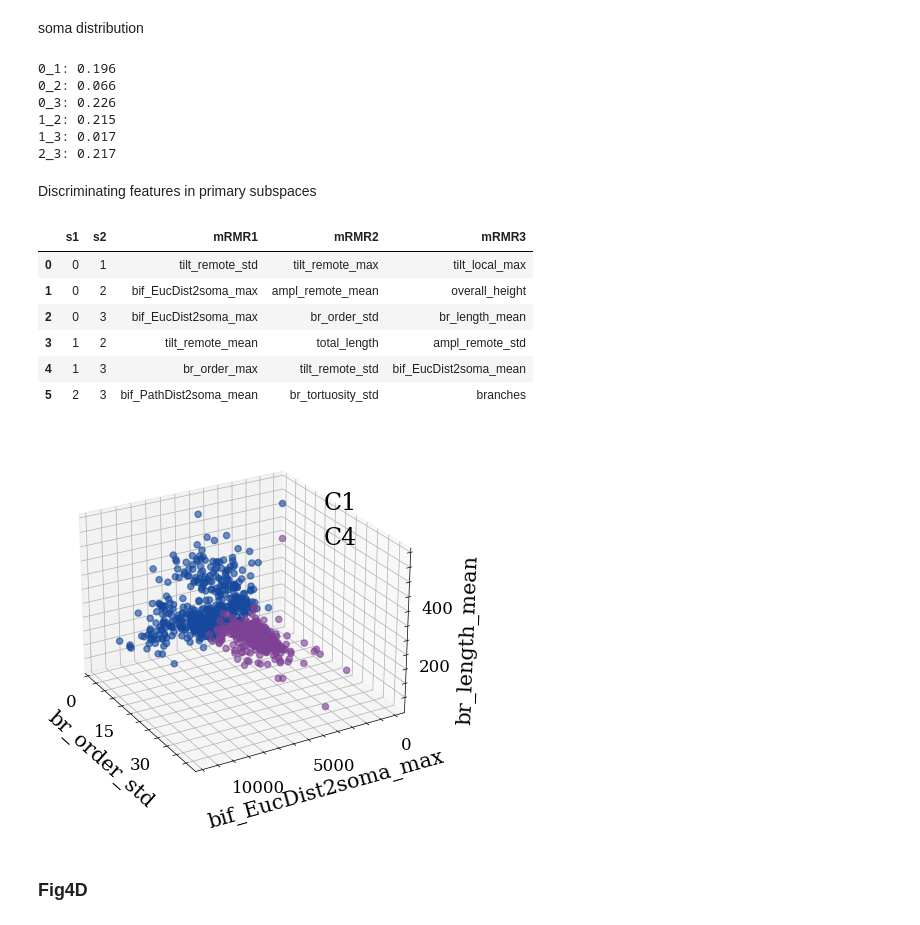
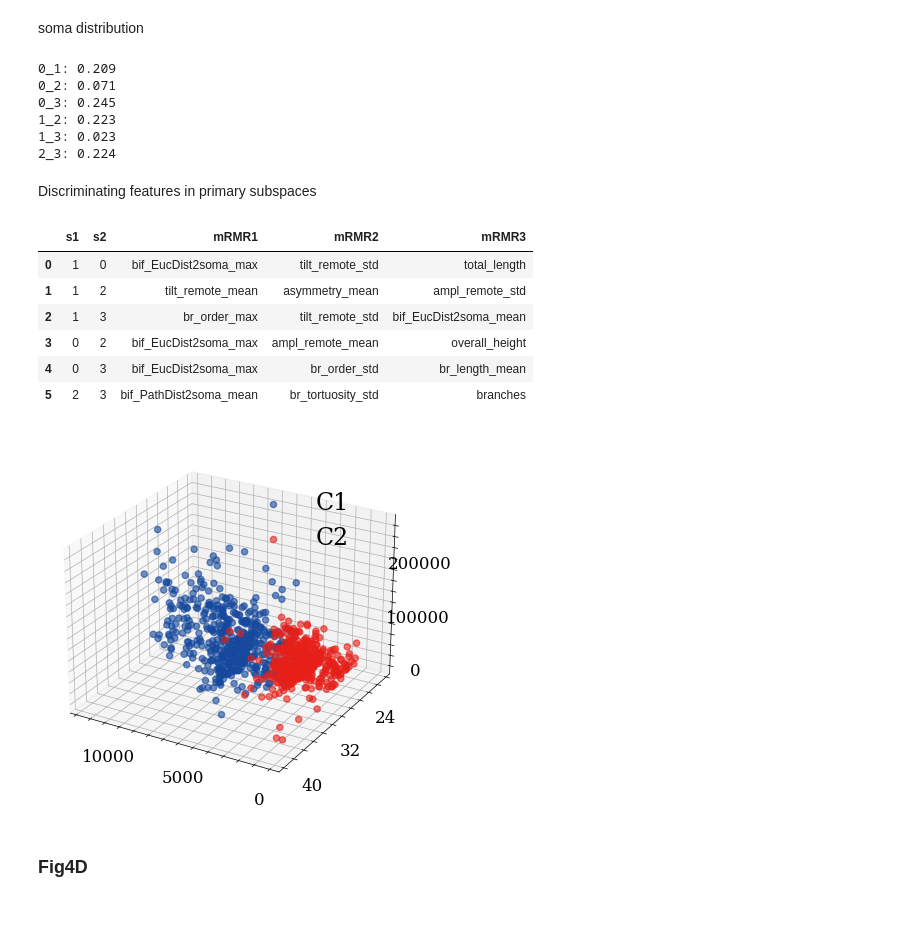
Before and after one commit to SEU-ALLEN-codebase/full_spectrum_sources, a Jupyter notebook: full_morpho/analyses/Fig4_full_morpho_final.ipynb, the cells around one changed output. Saved outputs shown, nothing was run; the diff lists cells and outputs as text; code cells hidden in the pictures.

```diff
--- a/full_morpho/analyses/Fig4_full_morpho_final.ipynb
+++ b/full_morpho/analyses/Fig4_full_morpho_final.ipynb
@@ -381,9 +389,9 @@ else:
     allfeas_raw.loc[allfeas_raw['soma_region'].isin(TH),'brain_region']= 'TH'
     ana_feas_data=allfeas_raw[allfeas_raw.brain_region!='Other'].copy()
     allfeas_df=ana_feas_data.drop(['soma_region','brain_region'],axis=1).copy()
-tof_path='./ana_similarity.csv'
-tof_morpho_path='./ana_morpho_similarity.csv'
-tof_spatial_path='./ana_spatial_similarity.csv'
+tof_path='../data/Fig4/ana_similarity.csv'
+tof_morpho_path='../data/Fig4/ana_morpho_similarity.csv'
+tof_spatial_path='../data/Fig4/ana_spatial_similarity.csv'
 if os.path.exists(tof_path):
     all_sim=pd.read_csv(tof_path,index_col=None)
     all_sim.index=all_sim.keys()
@@ -422,8 +430,9 @@ Array is not symmetric, and will be converted to symmetric by average with its t
 allfeas_df.loc[allfeas_df['cluster']==1,'cluster']=-1
 allfeas_df.loc[allfeas_df['cluster']==2,'cluster']=-2
 allfeas_df.loc[allfeas_df['cluster']==3,'cluster']=-3
+allfeas_df.loc[allfeas_df['cluster']==0,'cluster']=3
 allfeas_df.loc[allfeas_df['cluster']==-1,'cluster']=2
-allfeas_df.loc[allfeas_df['cluster']==-2,'cluster']=3
+allfeas_df.loc[allfeas_df['cluster']==-2,'cluster']=0
 allfeas_df.loc[allfeas_df['cluster']==-3,'cluster']=1
 # %% [markdown]
 ### Fig4a
@@ -546,8 +571,8 @@ for anac in np.arange(n_clusters):
     showdata_for_clusters.append(showdata_for_cluster)
 # %%
 # for vis, need to flip swc
-todir='./morpho_showdata'
-tdir='../data/reg_ccf_s20_25um'
+todir='../data/Fig4/morpho_showdata'
+tdir='../data/Fig4/reg_ccf_s20_25um'
 # import shutil
 if not os.path.exists(todir):
     os.mkdir(todir)
@@ -636,7 +661,7 @@ for anac in np.arange(n_clusters):
 # %% [markdown]
 soma distribution
 # %%
-soma_dir='../data/reg_ccf_s20'
+soma_dir='../data/Fig4/reg_ccf_s20'
 # soma coord to marker
 ##x,y,z,radius,shape,name,comment, color_r,color_g,color_b
 def hex_to_rgb(hex):
@@ -669,7 +694,7 @@ for c1 in np.arange(n_clusters):
                     soma_markers.loc[cell,'color_r']=int(rgb[0])
                     soma_markers.loc[cell,'color_g']=int(rgb[1])
                     soma_markers.loc[cell,'color_b']=int(rgb[2])
-        soma_markers.to_csv('./soma_marker_in_vtk/soma_'+str(c1)+'_vs_'+str(c2)+'.marker',index=False,float_format='%.0f')
+        soma_markers.to_csv('../data/Fig4/soma_marker_in_vtk/soma_'+str(c1)+'_vs_'+str(c2)+'.marker',index=False,float_format='%.0f')
 # soma_markers.index.name='##'
 # soma_markers.to_csv('../data/allsoma.marker',index=False,float_format='%.0f')
 # %%
@@ -695,12 +720,12 @@ for c1 in np.arange(n_clusters):
         scils = silhouette_score(X, labels)
         print(str(c1)+'_'+str(c2)+':', round(scils,3))
 # %% [output]
-0_1: 0.196
-0_2: 0.066
-0_3: 0.226
-1_2: 0.215
-1_3: 0.017
-2_3: 0.217
+0_1: 0.209
+0_2: 0.071
+0_3: 0.245
+1_2: 0.223
+1_3: 0.023
+2_3: 0.224
 # %% [markdown]
 Discriminating features in primary subspaces
 # %%
@@ -750,11 +775,11 @@ allbfeas=mrmr_fea_pairtype(indata=dataraw,picked_fea=3)
 allbfeas
 # %% [output]
 |  | s1 | s2 | mRMR1 | mRMR2 | mRMR3 |
-| 0 | 0 | 1 | tilt_remote_std | tilt_remote_max | tilt_local_max |
-| 1 | 0 | 2 | bif_EucDist2soma_max | ampl_remote_mean | overall_height |
-| 2 | 0 | 3 | bif_EucDist2soma_max | br_order_std | br_length_mean |
-| 3 | 1 | 2 | tilt_remote_mean | total_length | ampl_remote_std |
-| 4 | 1 | 3 | br_order_max | tilt_remote_std | bif_EucDist2soma_mean |
+| 0 | 1 | 0 | bif_EucDist2soma_max | tilt_remote_std | total_length |
+| 1 | 1 | 2 | tilt_remote_mean | asymmetry_mean | ampl_remote_std |
+| 2 | 1 | 3 | br_order_max | tilt_remote_std | bif_EucDist2soma_mean |
+| 3 | 0 | 2 | bif_EucDist2soma_max | ampl_remote_mean | overall_height |
+| 4 | 0 | 3 | bif_EucDist2soma_max | br_order_std | br_length_mean |
 | 5 | 2 | 3 | bif_PathDist2soma_mean | br_tortuosity_std | branches |
 # %%
 def d3d_types(indf,regions=['TH','CNU'],
@@ -808,40 +833,40 @@ def d3d_types(indf,regions=['TH','CNU'],
         ax.view_init(viewx,viewy)
         # ax.xaxis._axinfo['juggled'] = (0,0,0)
         # ax.yaxis._axinfo['juggled'] = (1,1,1)
-        ax.zaxis._axinfo['juggled'] = (1,2,2)
+        # ax.zaxis._axinfo['juggled'] = (1,2,2)
     plt.tight_layout()
     plt.show()
     if figpath is not None:
         fig.savefig(figpath,dpi=300)
     return fig,ax
 for cmp_pair in allbfeas.index:
     s1=allbfeas.loc[cmp_pair,'s1']
     s2=allbfeas.loc[cmp_pair,'s2']
     cmp_feas=allbfeas.loc[cmp_pair,['mRMR1','mRMR2','mRMR3']]
 scolors=['#16499D','#E71F19','#36AE37','#7D4195']
 for cmp_pair in allbfeas.index:
-    if cmp_pair != 2:
+    if cmp_pair != 0:
         continue
     s1=allbfeas.loc[cmp_pair,'s1']
     s2=allbfeas.loc[cmp_pair,'s2']
     if s2<s1:
         s2=allbfeas.loc[cmp_pair,'s1']
         s1=allbfeas.loc[cmp_pair,'s2']
     cmp_feas=allbfeas.loc[cmp_pair,['mRMR1','mRMR2','mRMR3']].to_list()
     cpcolors=[scolors[s1],scolors[s2]]
     d3d_types(indf=gfdf,regions=[s1,s2],
                 colors=cpcolors,
                 dims=cmp_feas,
-                # labels=['','',''],
-                labels=cmp_feas,
+                labels=['','',''],
+                # labels=cmp_feas,
                 # legend=False,
                 figpath='../figs/cluster_'+str(s1)+'_vs_'+str(s2)+'.png',
                 alpha=0.6,fs=15,
-                viewx=25,viewy=60
+                viewx=25,viewy=120
                 )
     # break
 # %% [output]
-[figure, old version]
+[figure, new version]
 # %% [markdown]
 ### Fig4D
 # %%
```
Also changed, not shown: parts of 14 cells of this notebook, 41 other files.
